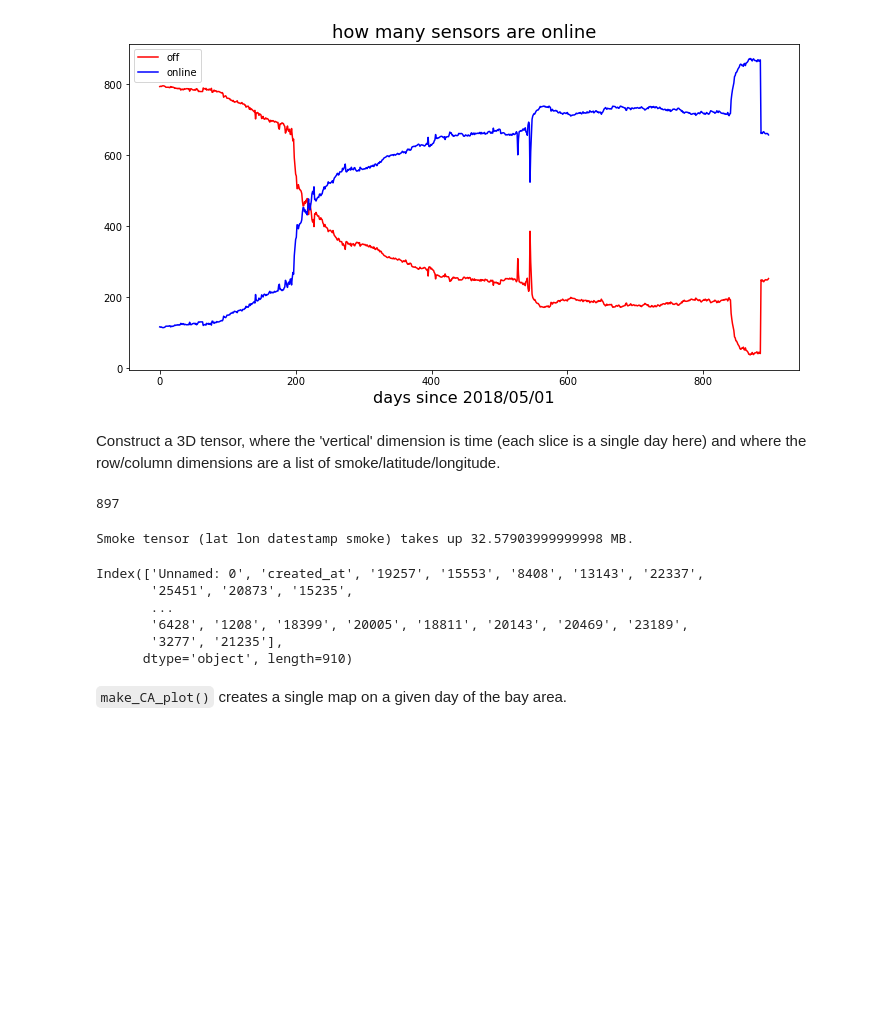
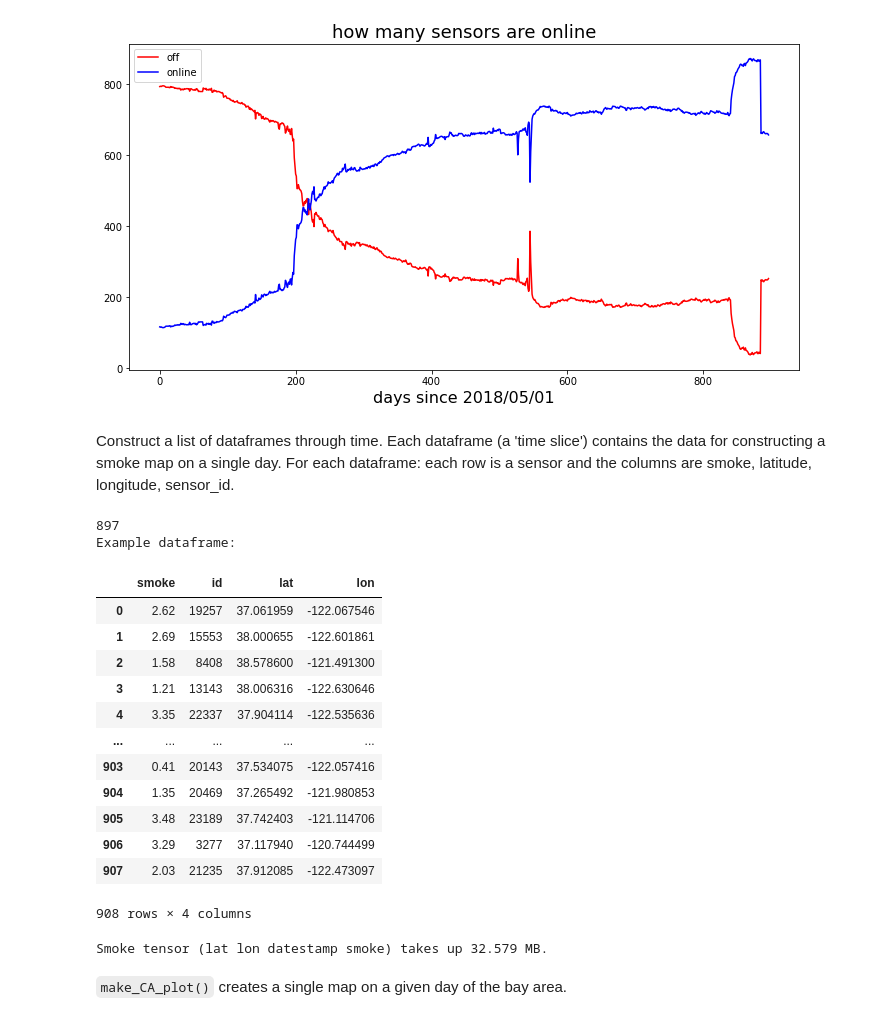
Before and after one commit to josh-tollefson/aqi, a Jupyter notebook: api_queries/aarons_purpleair_loader/03_EDA_bay_area_daily.ipynb, the cells around one changed output. Drawn from its saved outputs; the diff is of its cells as text; code cells hidden in the pictures; blank space fills up the shorter version.

````diff
--- a/api_queries/aarons_purpleair_loader/03_EDA_bay_area_daily.ipynb
+++ b/api_queries/aarons_purpleair_loader/03_EDA_bay_area_daily.ipynb
@@ -88,58 +90,63 @@ plot_missing()
 # %% [output]
 [figure]
 [figure]
-# %% [markdown]
-Construct a 3D tensor, where the 'vertical' dimension is time (each slice is a single day here) and where the row/column dimensions are a list of smoke/latitude/longitude.
+# %% [markdown]
+Construct a list of dataframes through time. Each dataframe (a 'time slice') contains the data for constructing a smoke map on a single day. For each dataframe: each row is a sensor and the columns are smoke, latitude, longitude, sensor_id.
 # %%
 
 def take_time_slice_give_map(smoke_time_slice_series, sensor_desc_df):
 
     id_lat_lon_df = sensor_desc_df[['id', 'lat', 'lon']]
     smoke_time_slice_series = smoke_time_slice_series.rename('smoke')
     #smoke_time_slice_series = smoke_time_slice_series.fillna(-10.0)
     smoke_time_slice_df = pd.DataFrame(smoke_time_slice_series[2:]) # first elements skipped are datetime and day.
     smoke_time_slice_df = smoke_time_slice_df.rename(columns={0: 'smoke'})
     smoke_time_slice_df['id'] = smoke_time_slice_df.index.astype('int64') # turn index into a column
 
     df_merged = reduce(lambda left, right: pd.merge(
         left,
         right,
         on=['id'],
         how='left'), [smoke_time_slice_df, id_lat_lon_df])
 
     return df_merged
 
 
 time_slice_smoke = []
 for index, row in sensor_data.iterrows():
     time_slice_smoke_map = take_time_slice_give_map(
         row,
         sensor_desc_df = sensor_descriptions)
     time_slice_smoke.append(time_slice_smoke_map)
 
 #sample_map_df = take_time_slice_give_map(sensor_data.iloc[700:701, 2: ], sensor_desc_df = sensor_descriptions)
 print(len(time_slice_smoke))
+print('Example dataframe:')
+display(time_slice_smoke[750])
 # %% [output]
 897
+Example dataframe:
+|  | smoke | id | lat | lon |
+| 0 | 2.62 | 19257 | 37.061959 | -122.067546 |
+| 1 | 2.69 | 15553 | 38.000655 | -122.601861 |
+| 2 | 1.58 | 8408 | 38.578600 | -121.491300 |
+| 3 | 1.21 | 13143 | 38.006316 | -122.630646 |
+| 4 | 3.35 | 22337 | 37.904114 | -122.535636 |
+| ... | ... | ... | ... | ... |
+| 903 | 0.41 | 20143 | 37.534075 | -122.057416 |
+| 904 | 1.35 | 20469 | 37.265492 | -121.980853 |
+| 905 | 3.48 | 23189 | 37.742403 | -121.114706 |
+| 906 | 3.29 | 3277 | 37.117940 | -120.744499 |
+| 907 | 2.03 | 21235 | 37.912085 | -122.473097 |
+908 rows × 4 columns
 # %%
 sum_total = 0
 for df in time_slice_smoke:
     sum_total += df.memory_usage().sum() * (1/(10**6))
 
-print("Smoke tensor (lat lon datestamp smoke) takes up {} MB.".format(sum_total))
+print("Smoke tensor (lat lon datestamp smoke) takes up {} MB.".format(round(sum_total, 3)))
 # %% [output]
-Smoke tensor (lat lon datestamp smoke) takes up 32.57903999999998 MB.
+Smoke tensor (lat lon datestamp smoke) takes up 32.579 MB.
-# %%
-print(sensor_data.columns)
-#sensor_data = sensor_data.rename(columns={'Unnamed: 0': 'id'})
-sensor_data = sensor_data.sort_values(by='created_at')
-# %% [output]
-Index(['Unnamed: 0', 'created_at', '19257', '15553', '8408', '13143', '22337',
-       '25451', '20873', '15235',
-       ...
-       '6428', '1208', '18399', '20005', '18811', '20143', '20469', '23189',
-       '3277', '21235'],
-      dtype='object', length=910)
 # %% [markdown]
 ```make_CA_plot()``` creates a single map on a given day of the bay area.
 # %%
````
Also changed, not shown: parts of 1 cell of this notebook.
